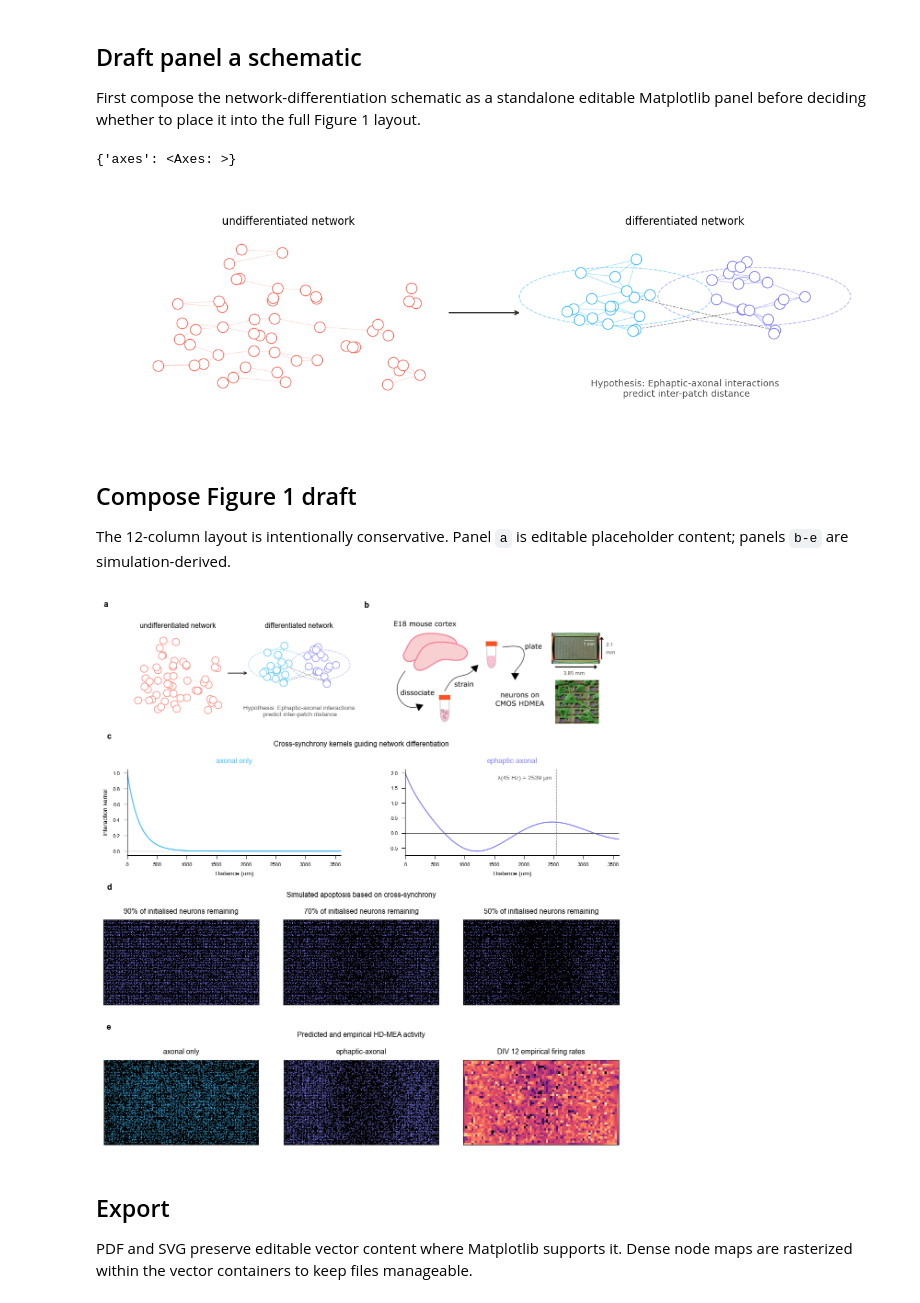
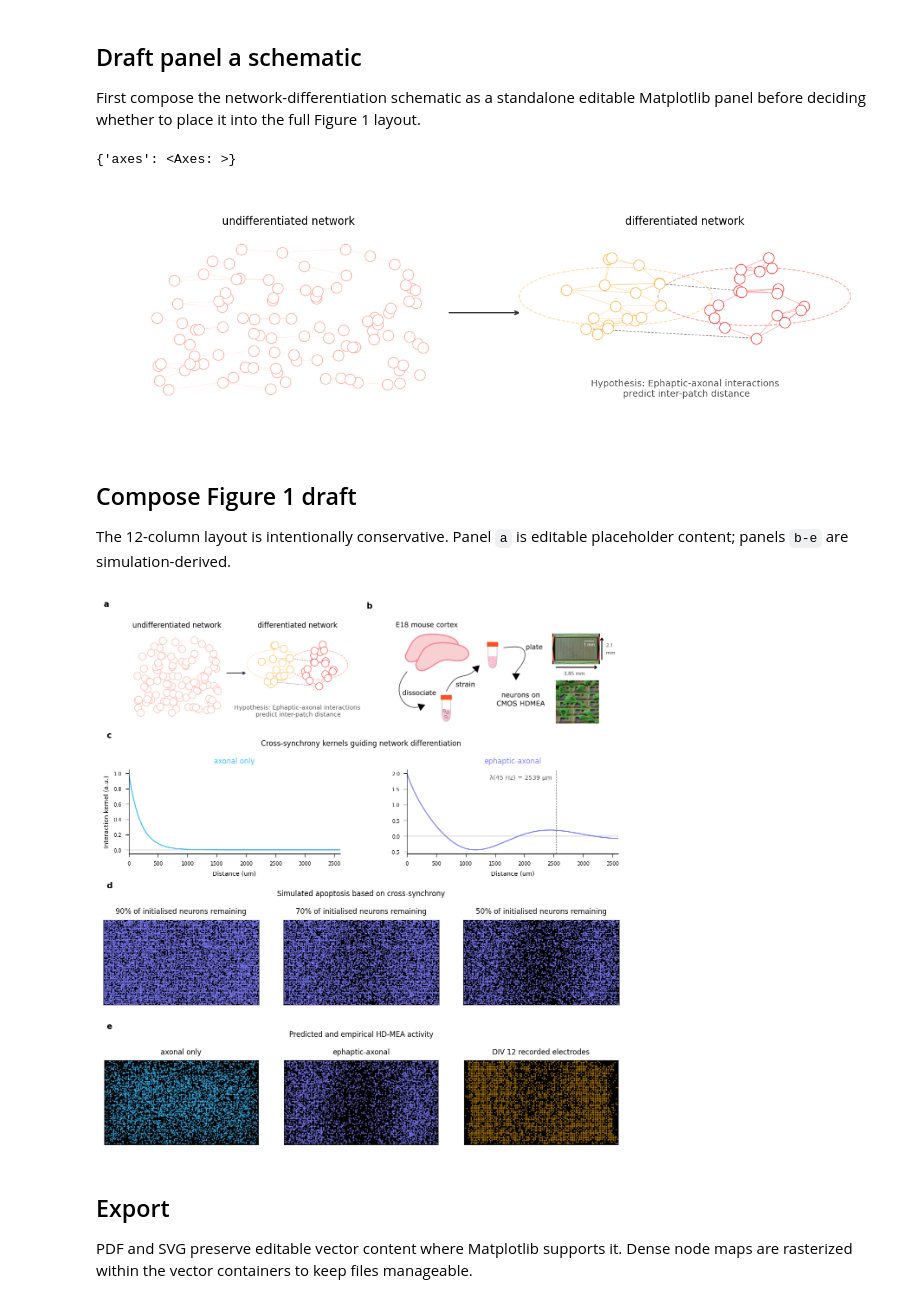
Before and after one commit to dlrebbin98/ephax, a Jupyter notebook: Notebooks/figure_1_differentiation_compilation.ipynb, the cells around one changed output. Saved outputs shown, nothing was run; the diff lists cells and outputs as text; code cells hidden in the pictures.

Commit message:
Figure 2 update

```diff
--- a/Notebooks/figure_1_differentiation_compilation.ipynb
+++ b/Notebooks/figure_1_differentiation_compilation.ipynb
@@ -53,12 +53,12 @@ sim_config = HDMEADifferentiationConfig(
     hz=45,
     v_eph_m_s=0.1,
     v_ax_m_s=0.8,
-    lambda_eph_um=5000,
+    lambda_eph_um=3000,
     axonal_decay_um=200,
     subsample_size=20,
     random_seed=0,
     plating_loss_fraction=0.50,
-    target_fraction=0.50,
+    target_fraction=0.40,
     milestone_step_fraction=0.10,
 )
 
@@ -273,15 +273,15 @@ def draw_network_differentiation_schematic(_data, ax, *, compact=True, seed=8, *
     ax.set_xlim(0.0, 1.0)
     ax.set_ylim(0.0, 1.0)
 
-    undiff_color = "#ff6f61"
-    module_a = MODEL_COLORS["axonal_only"]
-    module_b = MODEL_COLORS["ephaptic_axonal"]
+    undiff_color = "#ffb6ae"
+    module_a = "#ffc061"
+    module_b = "#ff5757"
     bridge_color = "0.35"
 
     # Undifferentiated plated network: denser, broadly distributed cells with weak local links.
     left_origin = np.array([0.06, 0.16])
     left_size = np.array([0.35, 0.62])
-    left_positions = left_origin + rng.random((52, 2)) * left_size
+    left_positions = left_origin + rng.random((100, 2)) * left_size
     left_pairs = _nearest_schematic_pairs(left_positions, k=2)
     _draw_schematic_edges(ax, left_positions, left_pairs, color=undiff_color, lw=0.35, alpha=0.28)
     for xy in left_positions:
@@ -346,7 +346,7 @@ def draw_kernel_comparison(data, axes, *, compact=True, show_legend=True, **_opt
     ax_left.plot(r_um, data["axonal"], color=MODEL_COLORS["axonal_only"], lw=LINE_WIDTHS["emphasis"])
     ax_left.axhline(0.0, color="0.35", lw=LINE_WIDTHS["thin"])
     ax_left.set_title("axonal only", color=MODEL_COLORS["axonal_only"])
-    ax_left.set_ylabel("Interaction kernel")
+    ax_left.set_ylabel("Interaction kernel (a.u.)")
 
 
     ax_right.plot(r_um, data["ephaptic_axonal"], color=MODEL_COLORS["ephaptic_axonal"], lw=LINE_WIDTHS["emphasis"])
@@ -364,7 +364,7 @@ def draw_kernel_comparison(data, axes, *, compact=True, show_legend=True, **_opt
     return {"axes": axes}
 
 
-def draw_node_map(ax, nodes_df, grid, *, title, color, background=None, point_size=0.5):
+def draw_node_map(ax, nodes_df, grid, *, title, color, background=None, point_size=1):
     ax.set_facecolor("black")
     if background is not None:
         ax.scatter(background["x_um"], background["y_um"], s=0.05, color="0.20", linewidths=0, rasterized=True)
@@ -390,7 +390,6 @@ def draw_model_outcome_maps(data, axes, *, compact=True, **_opts):
         title="axonal only",
         color=MODEL_COLORS["axonal_only"],
         background=background,
-        point_size=0.55,
     )
     draw_node_map(
         ax_ephaptic,
@@ -399,7 +398,6 @@ def draw_model_outcome_maps(data, axes, *, compact=True, **_opts):
         title="ephaptic-axonal",
         color=MODEL_COLORS["ephaptic_axonal"],
         background=background,
-        point_size=0.55,
     )
     rendered = {"axes": axes}
     if extra_axes and data.get("empirical_recorded_union") is not None:
@@ -407,10 +405,9 @@ def draw_model_outcome_maps(data, axes, *, compact=True, **_opts):
             extra_axes[0],
             data["empirical_recorded_union"],
             data["grid"],
-            title=f"DIV {STIM_REMOVAL_NULL_DIV} recorded electrodes",
+            title=f"empirically recorded activity",
             color=PAPER_COLORS["highlight"],
             background=None,
-            point_size=1.35,
         )
         rendered["empirical_recorded_union"] = extra_axes[0]
     for ax in extra_axes[1:]:
@@ -429,7 +426,6 @@ def draw_milestone_strip(data, axes, *, compact=True, **_opts):
             title=f"{label} of initialised neurons remaining",
             color=MODEL_COLORS["ephaptic_axonal"],
             background=None,
-            point_size=0.28,
         )
     for ax in axes[len(labels):]:
         ax.set_axis_off()
@@ -464,7 +460,7 @@ fig, ax = plt.subplots(figsize=(7.1, 2.2), constrained_layout=True)
 draw_network_differentiation_schematic(None, ax)
 # %% [output]
 {'axes': <Axes: >}
-[figure, old version]
+[figure, new version]
 # %% [markdown]
 ## Compose Figure 1 draft
 
@@ -500,35 +496,35 @@ composed = compose_figure(
         panel(
             "kernels",
             label="c",
             suptitle="Cross-synchrony kernels guiding network differentiation",
             loc=(1, 0, 1, 12),
             draw=draw_kernel_comparison,
             data=kernels,
             axes_factory=two_panel_axes_factory,
         ),
         panel(
             "milestones",
             label="d",
-            suptitle="Simulated apoptosis based on cross-synchrony",
+            suptitle="Simulated apoptosis under ephaptic-axonal interactions",
             loc=(2, 0, 1, 12),
             draw=draw_milestone_strip,
             data=figure1_data,
             axes_factory=three_panel_axes_factory,
         ),
         panel(
             "outcomes",
             label="e",
             suptitle="Predicted and empirical HD-MEA activity",
             loc=(3, 0, 1, 12),
             draw=draw_model_outcome_maps,
             data=figure1_data,
             axes_factory=three_panel_axes_factory,
         ),
 
     ],
 )
 # %% [output]
-[figure, old version]
+[figure, new version]
 # %% [markdown]
 ## Export
 
```
Also changed, not shown: parts of 3 cells of this notebook, 16 other files.
